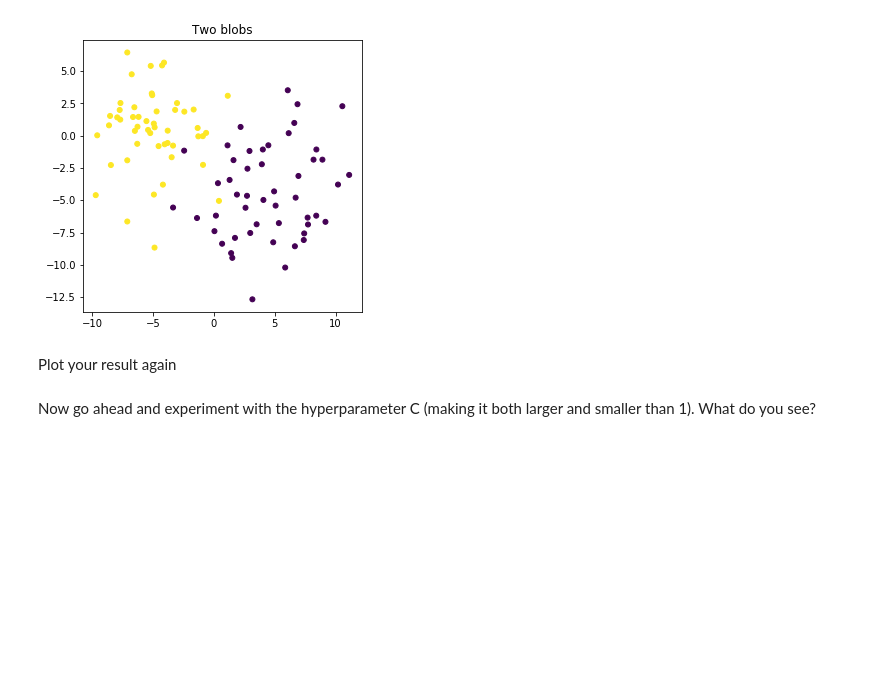
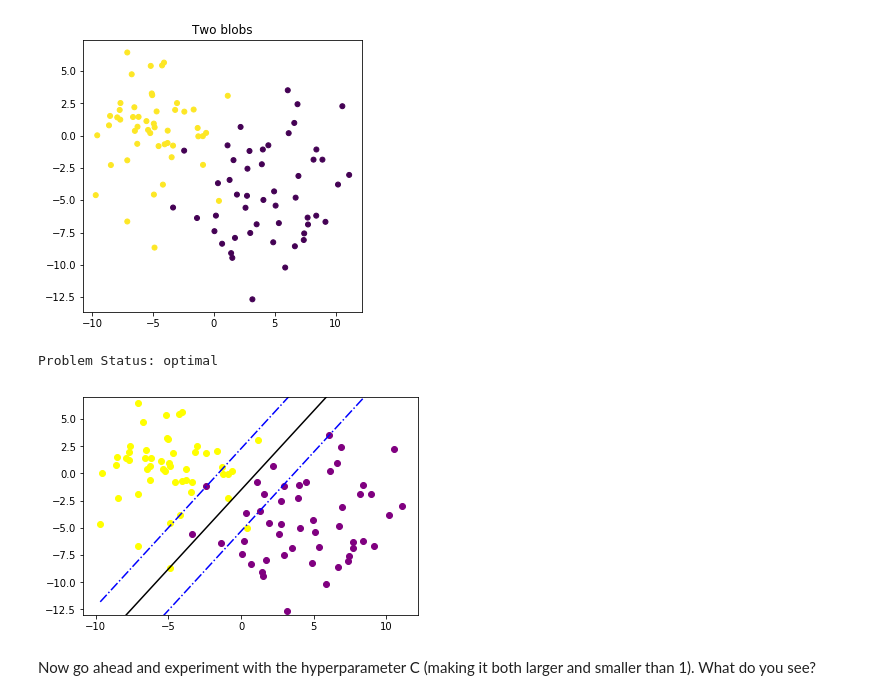
Before and after one commit to magnawhale/dsc-building-an-svm-from-scratch-lab-online-ds-ft-051319, a Jupyter notebook: index.ipynb, the cells around one changed output. Drawn from its saved outputs; the diff is of its cells as text; code cells hidden in the pictures; blank space fills up the shorter version.

```diff
--- a/index.ipynb
+++ b/index.ipynb
@@ -218,26 +218,6 @@ plt.scatter(X[:, 0], X[:, 1], c = labels, s=25);
 class_1 = X[labels==0]
 class_2 = X[labels==1]
 # %%
-
-
-# Sum the constraints
-constraints = x_constraints +  y_constraints
-
-# Define the objective. Hint: use cp.norm
-objective = cp.Minimize(cp.norm(w, 2))
-
-# Add objective and constraint in the problem
-problem = cp.Problem(objective, constraints)
-
-# Solve the problem
-problem.solve()
-print("Problem Status: %s"%problem.status)
-
-
-# -------------------------------
-# -------------------------------
-# -------------------------------
-
 d = 2    # number of classes?
 m = 50   # number of elements in class 1
 n = 50   # number of elements in class 2
@@ -254,16 +234,18 @@ y_constraints = [w.T * class_2[i] + b <= -1 + ksi2[i] for i in range(n)]
 ksi1_constraints = [ksi1[i] >= 0 for i in range(m)]
 ksi2_constraints = [ksi2[i] >= 0 for i in range(n)]
 
+# Sum the constraints
+constraints = x_constraints +  y_constraints + ksi1_constraints + ksi2_constraints
 
-
-# Sum the constraints
-
-# Define the objective. Hint: use cp.norm. Add in a C hyperparameter and assume 1 at first
-
+# Define the objective. Hint: use cp.norm. Add in a C hyperparameter and assume 0.1 at first
+C = 0.1
+objective = cp.Minimize(cp.norm(w, 2) + C * (sum(ksi1) + sum(ksi2)))
 
 # Add objective and constraint in the problem
-
+problem = cp.Problem(objective, constraints)
 
 # Solve the problem
+problem.solve()
+print("Problem Status: %s"%problem.status)
+# %% [output]
+Problem Status: optimal
-# %% [markdown]
-Plot your result again
@@ -272,3 +252,8 @@ Plot your result again
+# %%
+# plot results
+plotBoundaries(class_1, class_2, w.value, b.value)
+# %% [output]
+[figure, added]
 # %% [markdown]
 Now go ahead and experiment with the hyperparameter C (making it both larger and smaller than 1). What do you see?
 # %% [markdown]
```
Also changed, not shown: parts of 1 cell of this notebook.
